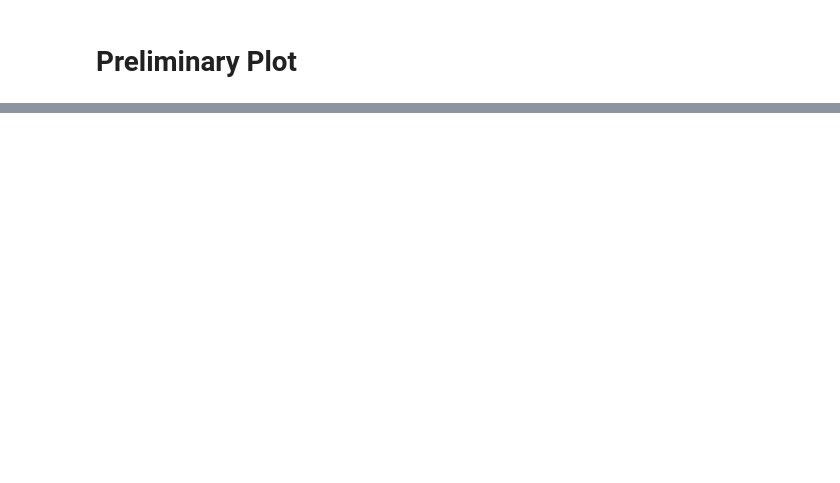
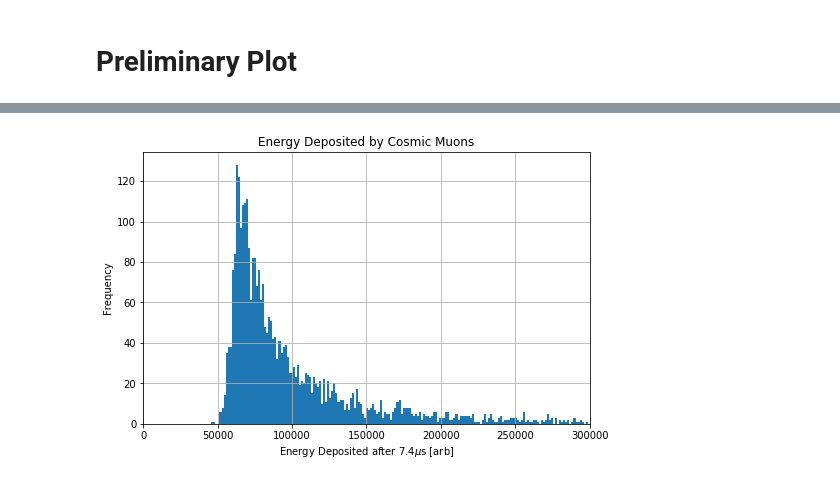
Before and after one commit to lukepolson/School, a Jupyter notebook: Phys 499/Pulse_Plotter.ipynb, the cells around one changed output, grey strips where cells are left out. Cells and saved outputs as stored; diff of their text form; code cells hidden in the pictures; blank space fills up the shorter version.

```diff
--- a/Phys 499/Pulse_Plotter.ipynb
+++ b/Phys 499/Pulse_Plotter.ipynb
@@ -29,0 +35,13 @@ mu
+# %%
+fig, ax = plt.subplots(figsize=(8,5))
+
+
+df['Integral 7400'].hist(bins=1000, ax=ax)
+ax.set_xlim(0,300000)
+ax.set_xlabel('Energy Deposited after 7.4$\mu$s [arb]')
+ax.set_ylabel('Frequency')
+ax.set_title('Energy Deposited by Cosmic Muons')
+
+plt.show()
+# %% [output]
+[figure, added]
```
Also changed, not shown: parts of 14 cells of this notebook, 1 other file.
